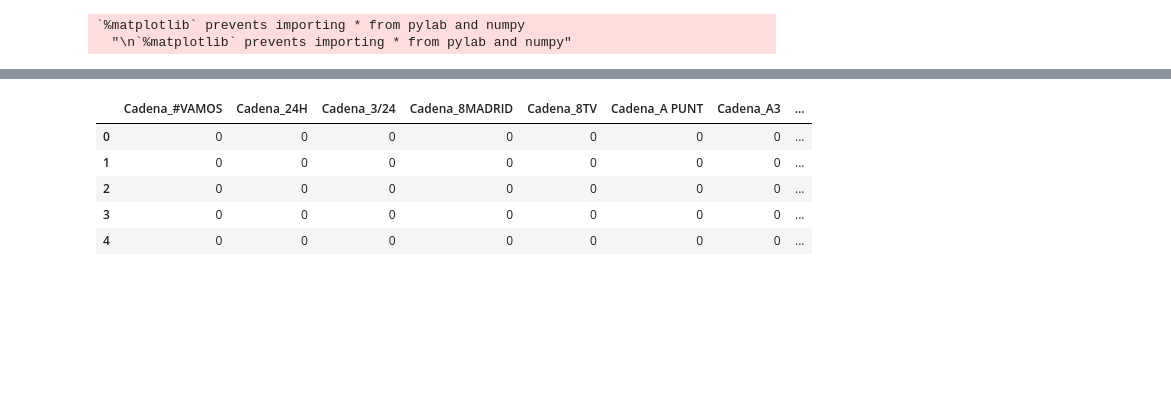
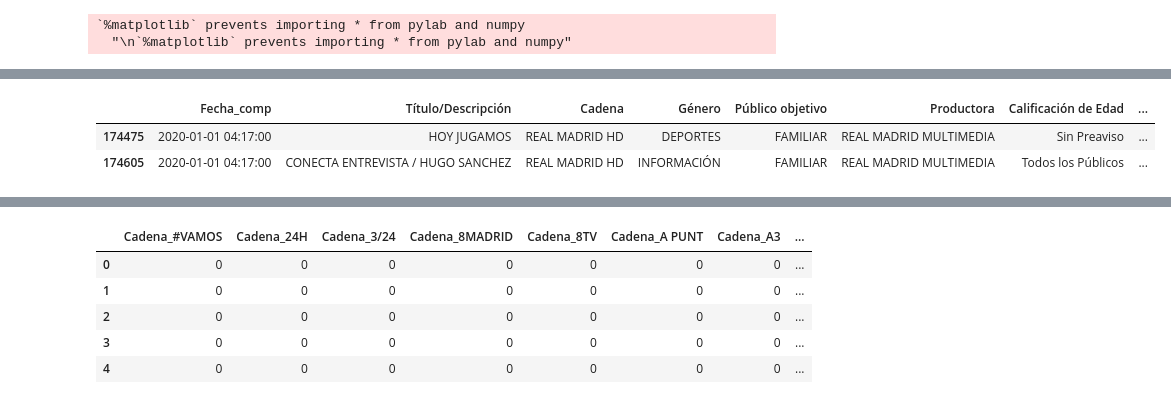
Before and after one commit to JavierCasadoAguinaga/TFM-Javier_Casado, a Jupyter notebook: prueba-------------------------TFM_JAV_CAS_AUDIENCIA.ipynb, the cells around one changed output, grey strips where cells are left out. Cells and saved outputs as stored; diff of their text form; code cells hidden in the pictures; blank space fills up the shorter version.

```diff
--- a/prueba-------------------------TFM_JAV_CAS_AUDIENCIA.ipynb
+++ b/prueba-------------------------TFM_JAV_CAS_AUDIENCIA.ipynb
@@ -95,0 +166,6 @@ df1 = df1[~df1['Cadena'].isin(regionales)]
+# %%
+df1[(df1['Fecha_comp']== pd.to_datetime('2020-01-01 04:17:00')) & (df1['Cadena']== 'REAL MADRID HD')]
+# %% [output]
+|  | Fecha_comp | Título/Descripción | Cadena | Género | Público objetivo | Productora | Calificación de Edad | ... |
+| 174475 | 2020-01-01 04:17:00 | HOY JUGAMOS | REAL MADRID HD | DEPORTES | FAMILIAR | REAL MADRID MULTIMEDIA | Sin Preaviso | ... |
+| 174605 | 2020-01-01 04:17:00 | CONECTA ENTREVISTA / HUGO SANCHEZ | REAL MADRID HD | INFORMACIÓN | FAMILIAR | REAL MADRID MULTIMEDIA | Todos los Públicos | ... |
```
Also changed, not shown: parts of 28 cells of this notebook, 1 other file.
